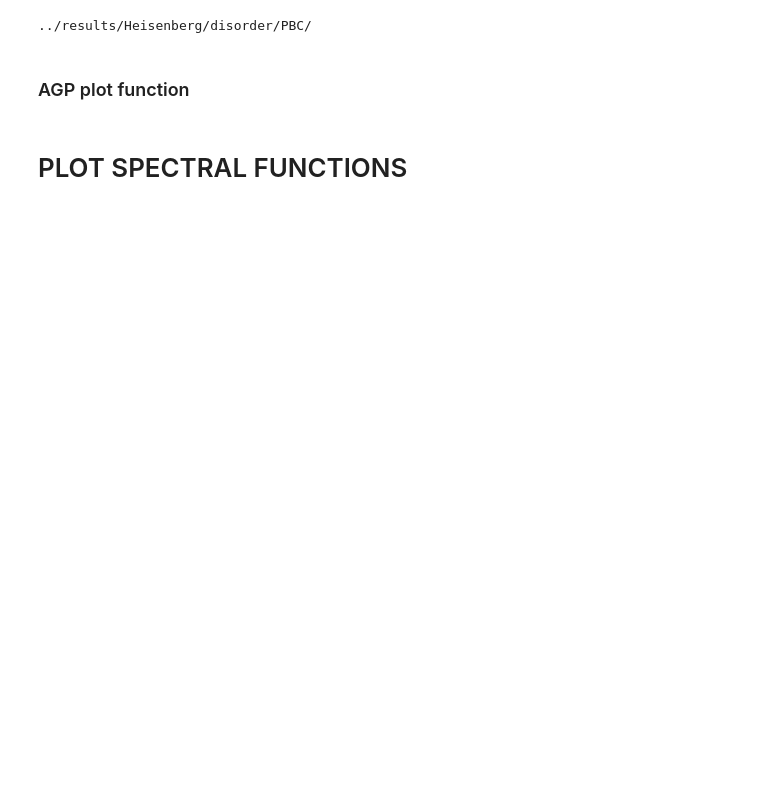
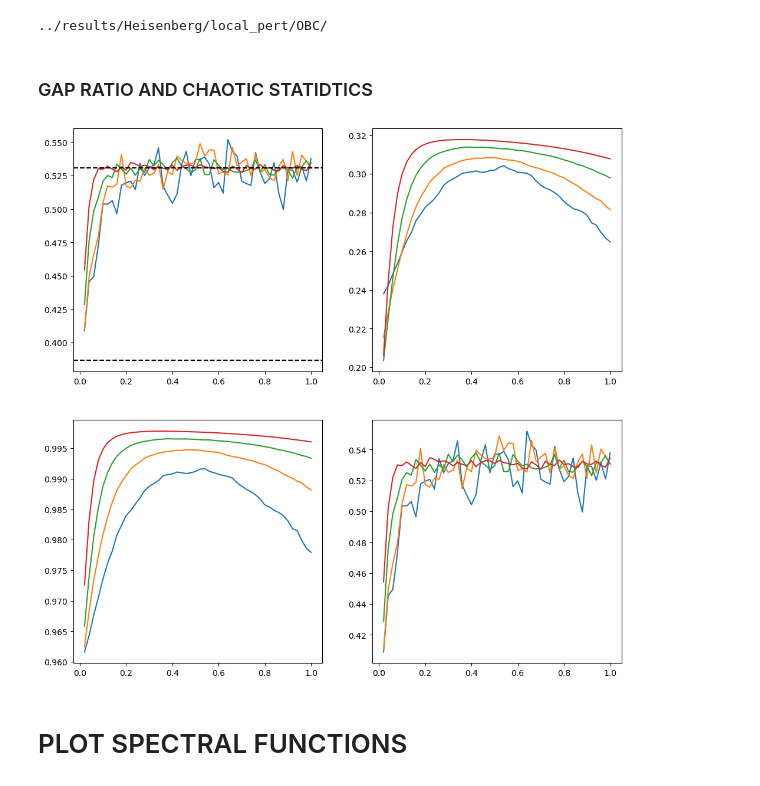
Before and after one commit to makskliczkowski/Transverse_Ising_ETH, a Jupyter notebook: IsignTransverse_ETH/Python/spectral_functions.ipynb, the cells around one changed output. Cells and saved outputs as stored; diff of their text form; code cells hidden in the pictures; blank space fills up the shorter version.

```diff
--- a/IsignTransverse_ETH/Python/spectral_functions.ipynb
+++ b/IsignTransverse_ETH/Python/spectral_functions.ipynb
@@ -4,11 +4,13 @@ import helper_functions as hfun
 import config as cf
 import thouless_times as thouless
 import plot_spectrals as spec_fun
+import adiabatics as agp
 import importlib
 importlib.reload(hfun)
 importlib.reload(cf)
 importlib.reload(thouless)
 importlib.reload(spec_fun)
+importlib.reload(agp)
 
 #--- importet in user module
 import matplotlib.pyplot as plt
@@ -40,12 +42,11 @@ import copy
 import matplotlib.colors as mcolors
 from scipy.special import binom
 import sympy as sym
+from scipy.optimize import curve_fit as fit
 
 print(cf.base_directory)
 
 
 user_settings = getattr(cf.plot_settings, 'settings')
 # %% [output]
-../results/Heisenberg/disorder/PBC/
+../results/Heisenberg/local_pert/OBC/
-# %% [markdown]
-### AGP plot function
@@ -132,3 +53,39 @@ def plot_agp(axis=None, settings_class = None, which=1):
+# %% [markdown]
+### GAP RATIO AND CHAOTIC STATIDTICS
+# %%
+
+fig, ((ax1, ax2), (ax3, ax4)) = plt.subplots( nrows=2, ncols=2, figsize=(12,12), dpi = 100)
+
+new_set_class = copy.deepcopy(cf.plot_settings)
+new_set_class.set_vs(cf.plot_settings.settings['scaling'])
+new_set_class.set_scaling("L")
+new_set_class.set_scales(xscale='log', yscale='log')
+settings = getattr(new_set_class, 'settings')
+
+param_copy = copy.deepcopy(cf.params_arr)
+vals = spec_fun.get_scaling_array(settings)
+for x in vals:
+    cf.params_arr[settings['scaling_idx']] = x
+    filename = cf.base_directory + "STATISTICS" + kPSep + hfun.remove_info(hfun.info_param(cf.params_arr), settings['vs']) + ".dat"
+    if exists(filename):
+        stats = pd.read_table(filename, sep="\t", header=None)
+
+        xdata = np.array(list(stats[0])[1:]).astype(float)
+        gap_ratio = np.array(list(stats[1])[1:]).astype(float)
+        ipr = np.array(list(stats[2])[1:]).astype(float)
+        info_entropy = np.array(list(stats[3])[1:]).astype(float)
+
+        ax1.plot(xdata, gap_ratio, label=hfun.key_title(x, settings))
+        ax2.plot(xdata, ipr, label=hfun.key_title(x, settings))
+        ax3.plot(xdata, info_entropy, label=hfun.key_title(x, settings))
+        ax4.plot(xdata, gap_ratio, label=hfun.key_title(x, settings))
+
+ax1.axhline(y=0.5307, ls='--', color='black')
+ax1.axhline(y=0.3867, ls='--', color='black')
+ #--- reset defaults
+cf.params_arr = param_copy
+# %% [output]
+[figure, added]
 # %% [markdown]
 # PLOT SPECTRAL FUNCTIONS
 # %%
```
Also changed, not shown: parts of 8 cells of this notebook, 10 other files.
